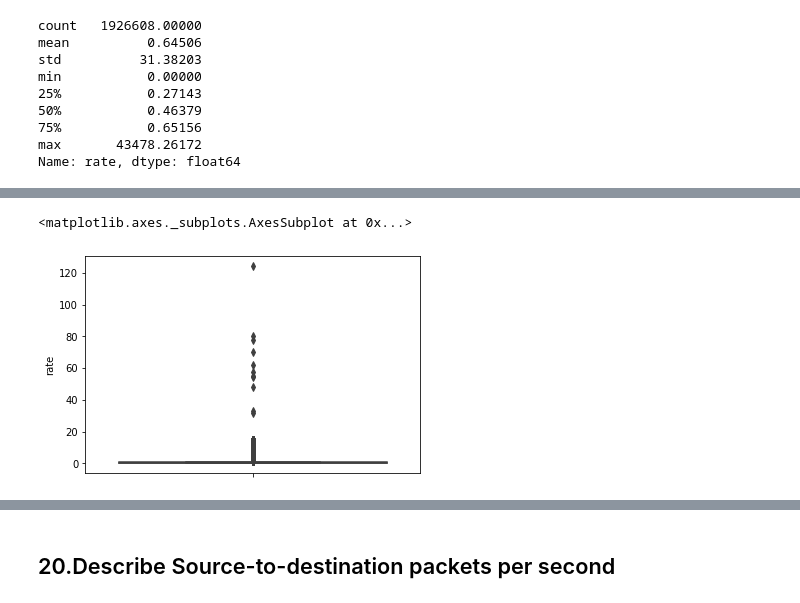
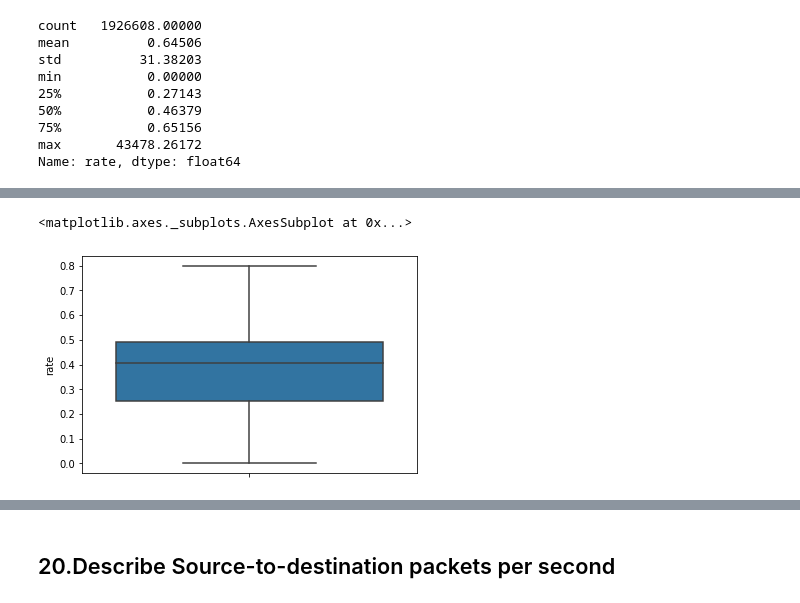
Before and after one commit to Siddharth1698/Analysis-of-DDoS-attack-from-Botnet-devices-using-Machine-Learning-Classifiers, a Jupyter notebook: Data Analysis.ipynb, the cells around one changed output, grey strips where cells are left out. Cells and saved outputs as stored; diff of their text form; code cells hidden in the pictures.

```diff
--- a/Data Analysis.ipynb
+++ b/Data Analysis.ipynb
@@ -643,5 +651,5 @@ Name: rate, Length: 70984, dtype: int64
 # %%
-sb.boxplot( y=df_attacked[df_attacked["rate"]  < 200].rate )
+sb.boxplot( y=df_attacked[df_attacked["rate"]  < 0.8].rate )
 # %% [output]
 <matplotlib.axes._subplots.AxesSubplot at 0x...>
-[figure, old version]
+[figure, new version]
```
Also changed, not shown: parts of 16 cells of this notebook.
